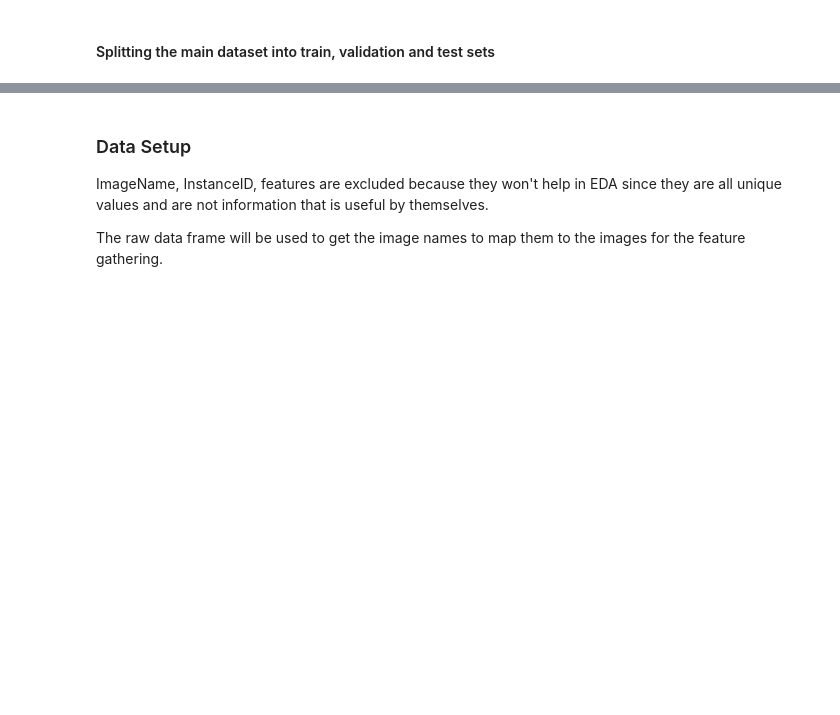
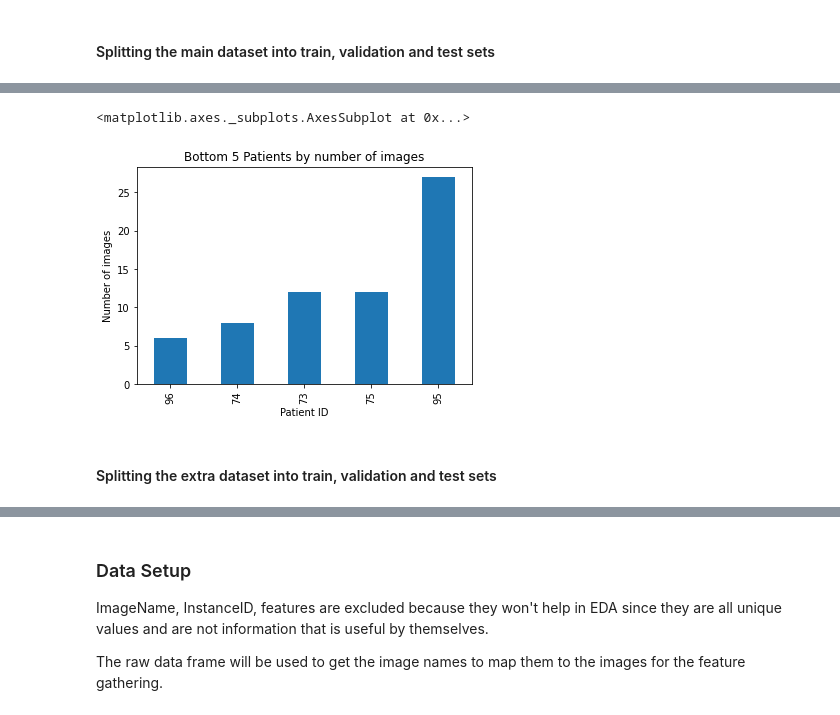
Before and after one commit to Luke-Mason/CML-Assignment-2, a Jupyter notebook: Luke.ipynb, the cells around one changed output, grey strips where cells are left out. Saved outputs shown, nothing was run; the diff lists cells and outputs as text; code cells hidden in the pictures; blank space fills up the shorter version.

```diff
--- a/Luke.ipynb
+++ b/Luke.ipynb
@@ -226,0 +321,8 @@ print(test_set.isCancerous.value_counts().to_frame())
+# %%
+extra_data.patientID.value_counts().nsmallest(5).to_frame().plot(kind = 'bar', title = 'Bottom 5 Patients by number of images',
+                                                                xlabel = 'Patient ID', ylabel = 'Number of images', legend = False)
+# %% [output]
+<matplotlib.axes._subplots.AxesSubplot at 0x...>
+[figure, added]
+# %% [markdown]
+#### Splitting the extra dataset into train, validation and test sets
```
Also changed, not shown: parts of 29 cells of this notebook.
